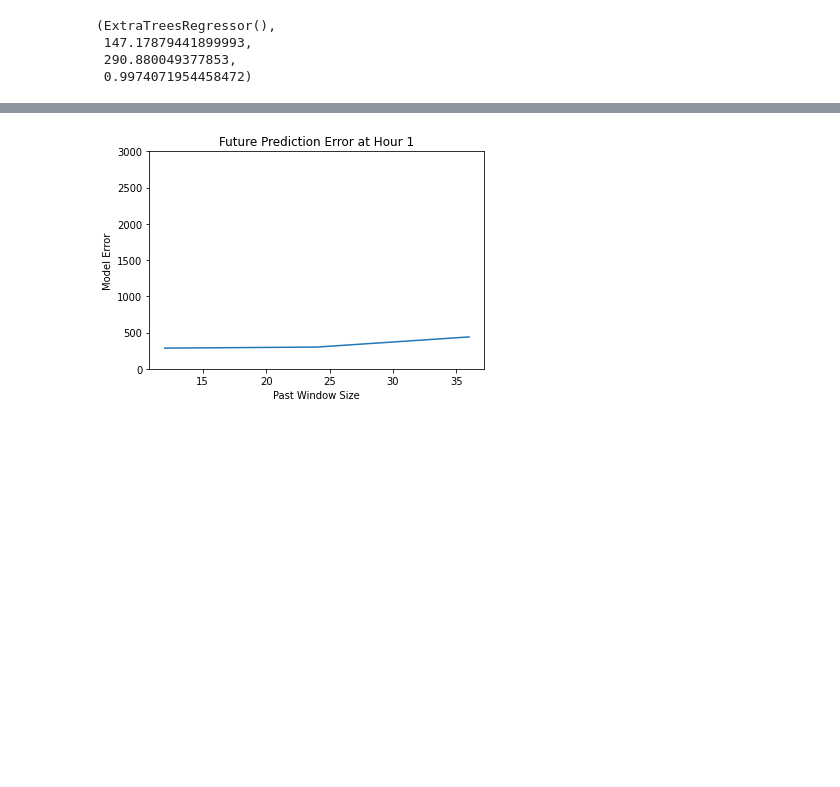
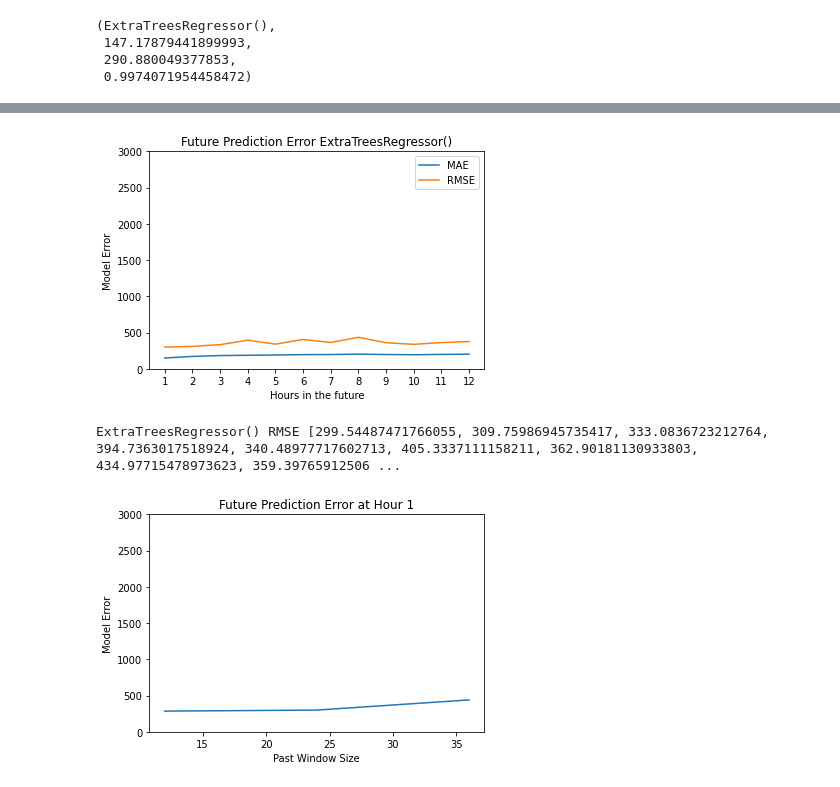
Before and after one commit to wadekb22/CHW_Forecasting, a Jupyter notebook: models/hourly/hourly_prediction.ipynb, the cells around one changed output, grey strips where cells are left out. Saved outputs shown, nothing was run; the diff lists cells and outputs as text; code cells hidden in the pictures; blank space fills up the shorter version.

```diff
--- a/models/hourly/hourly_prediction.ipynb
+++ b/models/hourly/hourly_prediction.ipynb
@@ -229,3 +216,8 @@ testErrors(X=X, Ys=Ys, model=ExtraTreesRegressor())
+# %%
+testErrors(X=X, Ys=Ys, model=ExtraTreesRegressor(), verbose=True)
+# %% [output]
+[figure, added]
+ExtraTreesRegressor() RMSE [299.54487471766055, 309.75986945735417, 333.0836723212764, 394.7363017518924, 340.48977717602713, 405.3337111158211, 362.90181130933803, 434.97715478973623, 359.39765912506 ...
 # %%
 ## Test for past window sizehyper parameter
 past_features = ['Total Power (trimmed)', 'HourlyDryBulbTemperature', 'HourlyWetBulbTemperature']
```
Also changed, not shown: parts of 3 cells of this notebook.
